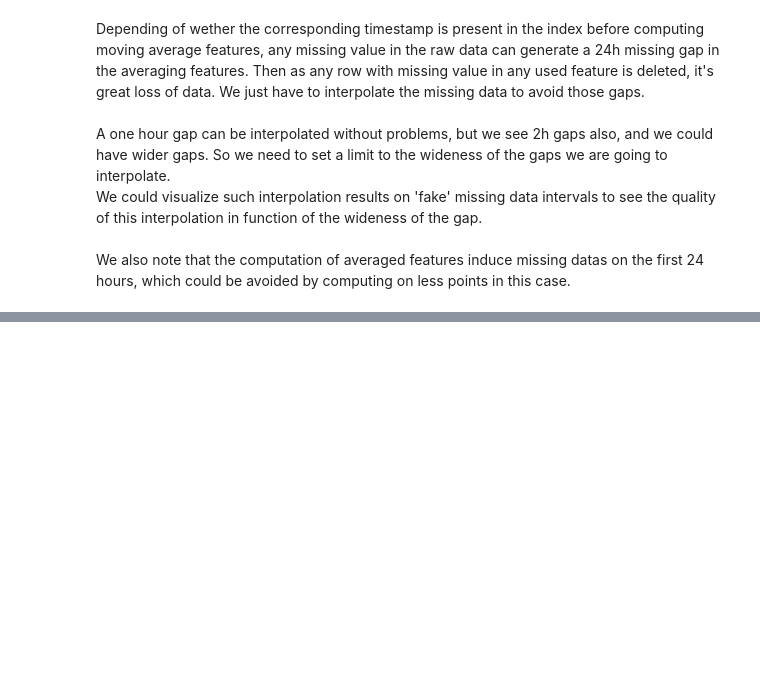
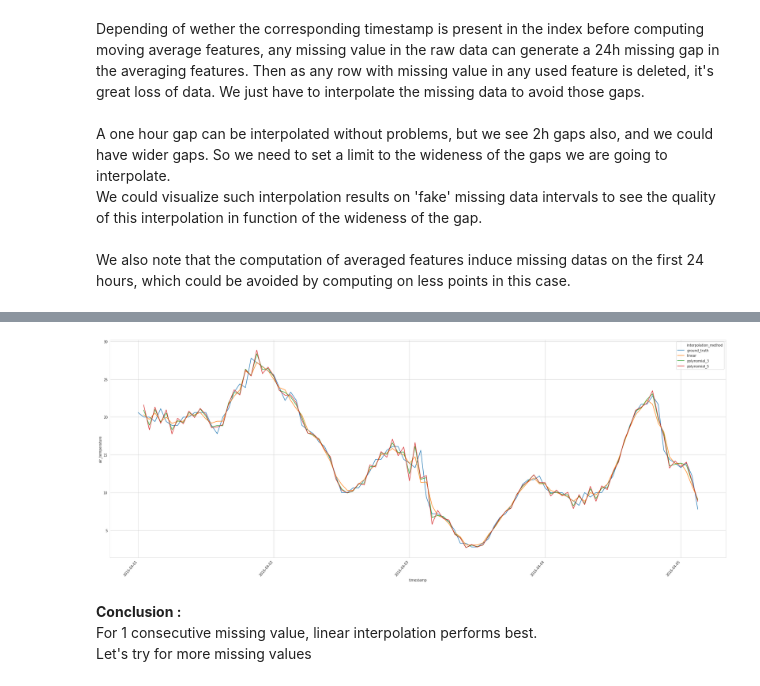
Before and after one commit to edouardArgenson/ASHRAE_great_energy_predictor, a Jupyter notebook: notebooks/building_493/meter_0/visualize_benchmark_missing_data.ipynb, the cells around one changed output, grey strips where cells are left out. Cells and saved outputs as stored; diff of their text form; code cells hidden in the pictures; blank space fills up the shorter version.

```diff
--- a/notebooks/building_493/meter_0/visualize_benchmark_missing_data.ipynb
+++ b/notebooks/building_493/meter_0/visualize_benchmark_missing_data.ipynb
@@ -340,0 +420,30 @@ plt.tight_layout(pad=0., w_pad=0., h_pad=2.)
+# %%
+fig = plt.figure(figsize=(26, 10))
+
+top_methods_with_truth = ['ground_truth'] + top_interp_methods.tolist()
+
+# max n_hours to plot
+max_length = 100
+
+max_date = df_interp_air_T['timestamp'].min() + pd.Timedelta('' + str(max_length) + ' hour')
+capped_df_interp_air_T = df_interp_air_T[df_interp_air_T['timestamp'] < max_date]
+data = capped_df_interp_air_T[capped_df_interp_air_T['interpolation_method'].isin(top_methods_with_truth)]
+
+with sns.axes_style("whitegrid"):
+    ax = sns.lineplot(
+        x='timestamp',
+        y='air_temperature',
+        hue='interpolation_method',
+        data=data
+    )
+    ax.xaxis.set_major_locator(mdates.DayLocator())
+    #ax.xaxis.set_minor_locator(mdates.DayLocator())
+    #ax.set_ylim(bottom=0., top=top)
+    plt.xticks(rotation=50, horizontalalignment='right')
+
+plt.tight_layout(pad=0., w_pad=0., h_pad=2.)
+# %% [output]
+[figure, added]
+# %% [markdown]
+<b>Conclusion :</b><br>For 1 consecutive missing value, linear interpolation performs best.<br>
+Let's try for more missing values
```
Also changed, not shown: parts of 12 cells of this notebook.
